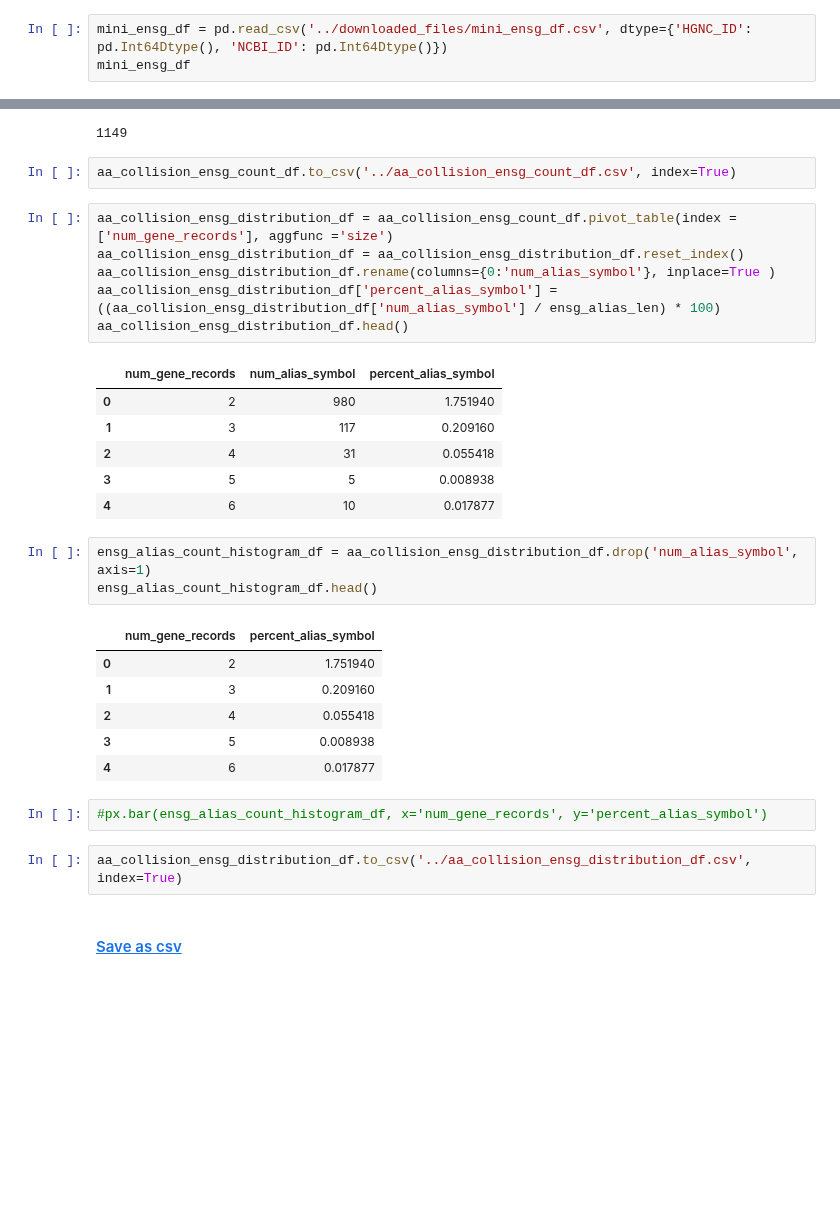
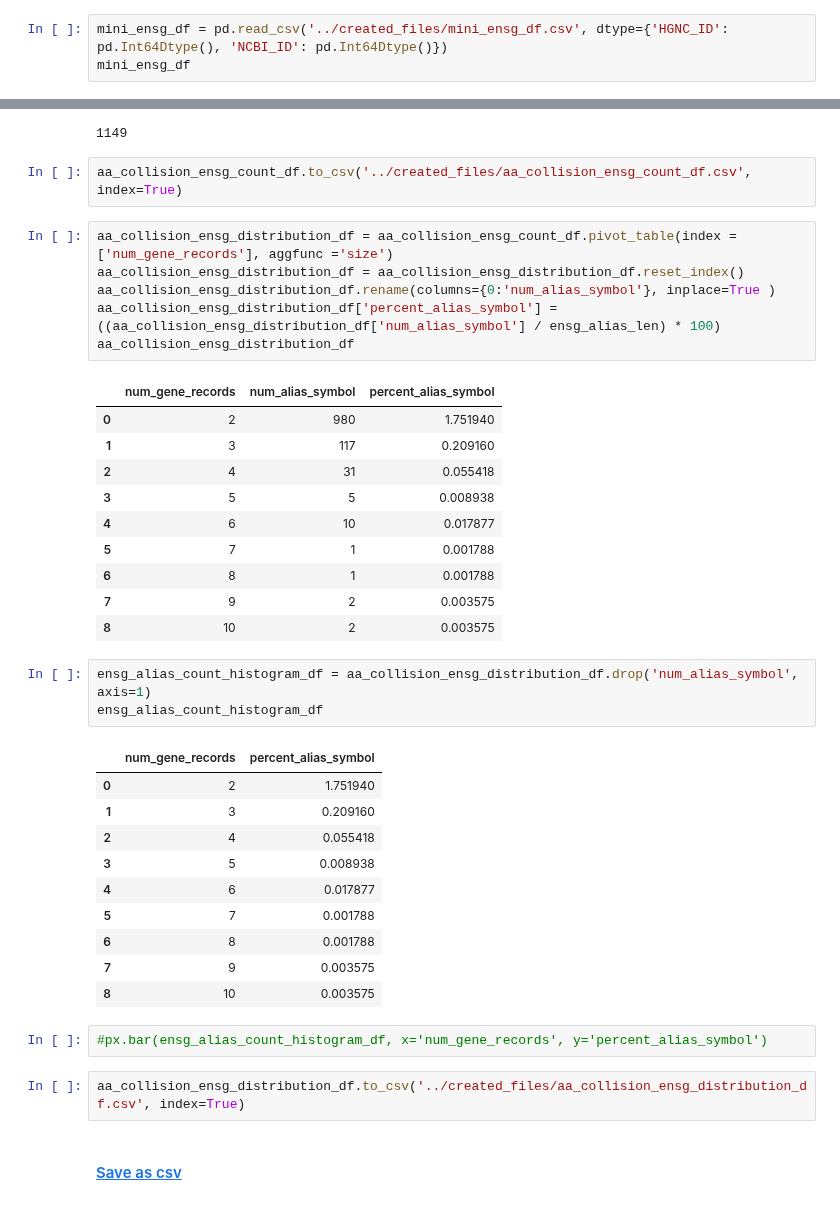
Before and after one commit to cancervariants/gene-harmony-analysis, a Jupyter notebook: alias_alias_collisions/total_alias_overlap.ipynb, the cells around one changed output, grey strips where cells are left out. Cells and saved outputs as stored; diff of their text form; blank space fills up the shorter version.

Commit message:
split out collision record generation from alias-alias collision analysis nb

```diff
--- a/alias_alias_collisions/total_alias_overlap.ipynb
+++ b/alias_alias_collisions/total_alias_overlap.ipynb
@@ -61,7 +61,7 @@ import plotly.express as px
 # %% [markdown]
 # <a id='toc1_'></a>[ENSG](#toc0_)
 # %%
-mini_ensg_df = pd.read_csv('../downloaded_files/mini_ensg_df.csv', dtype={'HGNC_ID': pd.Int64Dtype(), 'NCBI_ID': pd.Int64Dtype()})
+mini_ensg_df = pd.read_csv('../created_files/mini_ensg_df.csv', dtype={'HGNC_ID': pd.Int64Dtype(), 'NCBI_ID': pd.Int64Dtype()})
 mini_ensg_df
 # %% [output]
 |  | ENSG_ID | gene_symbol | HGNC_ID | NCBI_ID | alias_symbol |
@@ -289,23 +289,27 @@ len(ensg_alias_alias_collision_set)
 # %% [output]
 1149
 # %%
-aa_collision_ensg_count_df.to_csv('../aa_collision_ensg_count_df.csv', index=True)
+aa_collision_ensg_count_df.to_csv('../created_files/aa_collision_ensg_count_df.csv', index=True)
 # %%
 aa_collision_ensg_distribution_df = aa_collision_ensg_count_df.pivot_table(index = ['num_gene_records'], aggfunc ='size')
 aa_collision_ensg_distribution_df = aa_collision_ensg_distribution_df.reset_index()
 aa_collision_ensg_distribution_df.rename(columns={0:'num_alias_symbol'}, inplace=True )
 aa_collision_ensg_distribution_df['percent_alias_symbol'] = ((aa_collision_ensg_distribution_df['num_alias_symbol'] / ensg_alias_len) * 100)
-aa_collision_ensg_distribution_df.head()
+aa_collision_ensg_distribution_df
 # %% [output]
 |  | num_gene_records | num_alias_symbol | percent_alias_symbol |
 | 0 | 2 | 980 | 1.751940 |
 | 1 | 3 | 117 | 0.209160 |
 | 2 | 4 | 31 | 0.055418 |
 | 3 | 5 | 5 | 0.008938 |
 | 4 | 6 | 10 | 0.017877 |
+| 5 | 7 | 1 | 0.001788 |
+| 6 | 8 | 1 | 0.001788 |
+| 7 | 9 | 2 | 0.003575 |
+| 8 | 10 | 2 | 0.003575 |
 # %%
 ensg_alias_count_histogram_df = aa_collision_ensg_distribution_df.drop('num_alias_symbol', axis=1)
-ensg_alias_count_histogram_df.head()
+ensg_alias_count_histogram_df
 # %% [output]
 |  | num_gene_records | percent_alias_symbol |
 | 0 | 2 | 1.751940 |
@@ -313,10 +317,14 @@ ensg_alias_count_histogram_df.head()
 | 2 | 4 | 0.055418 |
 | 3 | 5 | 0.008938 |
 | 4 | 6 | 0.017877 |
+| 5 | 7 | 0.001788 |
+| 6 | 8 | 0.001788 |
+| 7 | 9 | 0.003575 |
+| 8 | 10 | 0.003575 |
 # %%
 #px.bar(ensg_alias_count_histogram_df, x='num_gene_records', y='percent_alias_symbol')
 # %%
-aa_collision_ensg_distribution_df.to_csv('../aa_collision_ensg_distribution_df.csv', index=True)
+aa_collision_ensg_distribution_df.to_csv('../created_files/aa_collision_ensg_distribution_df.csv', index=True)
 # %% [markdown]
 #### <a id='toc1_1_10_1_'></a>[Save as csv](#toc0_)
 # %%
```
Also changed, not shown: parts of 64 cells of this notebook, 1 other file.
